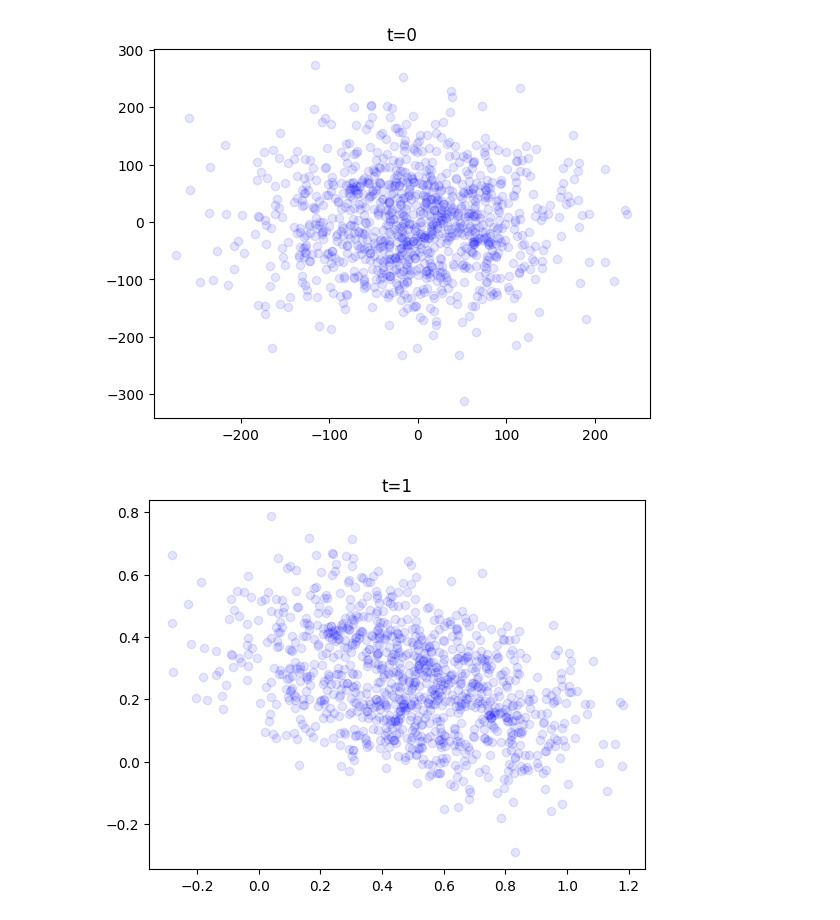
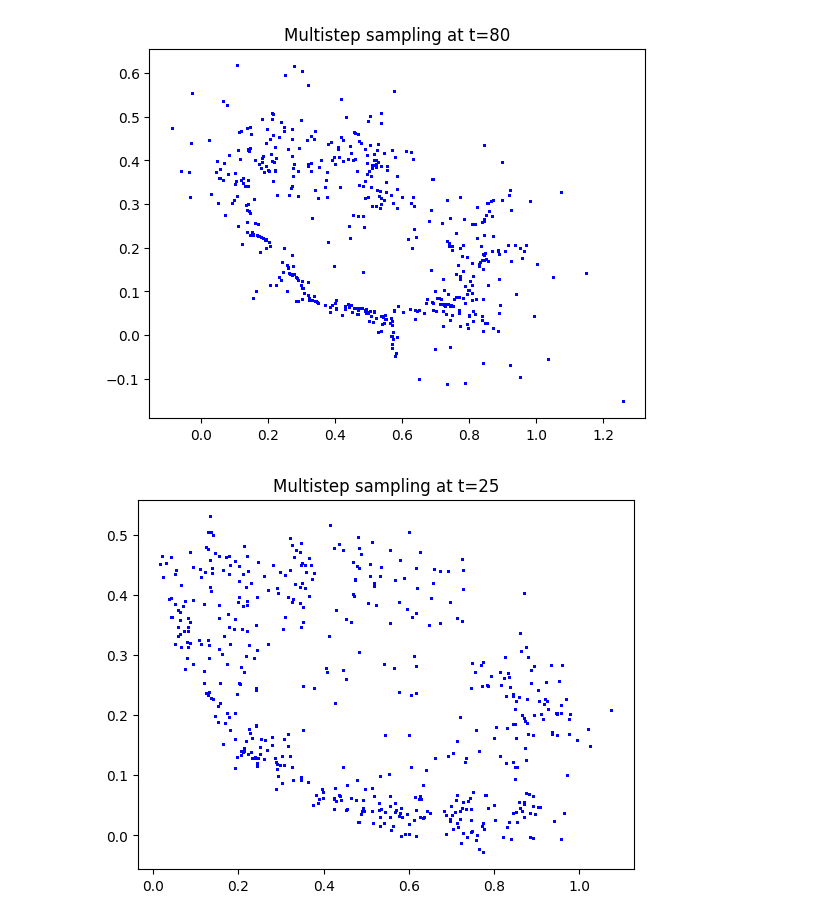
Before and after one commit to phpin57/GenModeling, a Jupyter notebook: consistency_model_distilled_half_moon.ipynb, the cells around one changed output. Cells and saved outputs as stored; diff of their text form; code cells hidden in the pictures.

Commit message:
Updated consistency training
- multistep sampling
- fixed a problem in the training

```diff
--- a/consistency_model_distilled_half_moon.ipynb
+++ b/consistency_model_distilled_half_moon.ipynb
@@ -282,9 +309,12 @@ x_evolution = consistency_sampling(model, device, batch_size=1024, T=T)
+# %%
+times = [80, 25, 5, 0.1, 0.002]
+x_multistep_sampling = consistency_multiple_step_sampling(model, device, batch_size=512, times=times)
 # %%
-for i in range(len(x_evolution)):
-    for X in x_evolution[i]:
-        plt.scatter(X[0], X[1], c='b', alpha=0.1)
-    plt.title(f"t={i}")
+for i, x in enumerate(x_multistep_sampling):
+    for point in x:
+        plt.scatter(x[:, 0], x[:, 1], s=0.75, c='b')
+    plt.title(f"Multistep sampling at t={times[i]}")
     plt.show()
 # %% [output]
-[figure, old version]
+[figure, new version]
-[figure, old version]
+[figure, new version]
```
Also changed, not shown: parts of 6 cells of this notebook.
